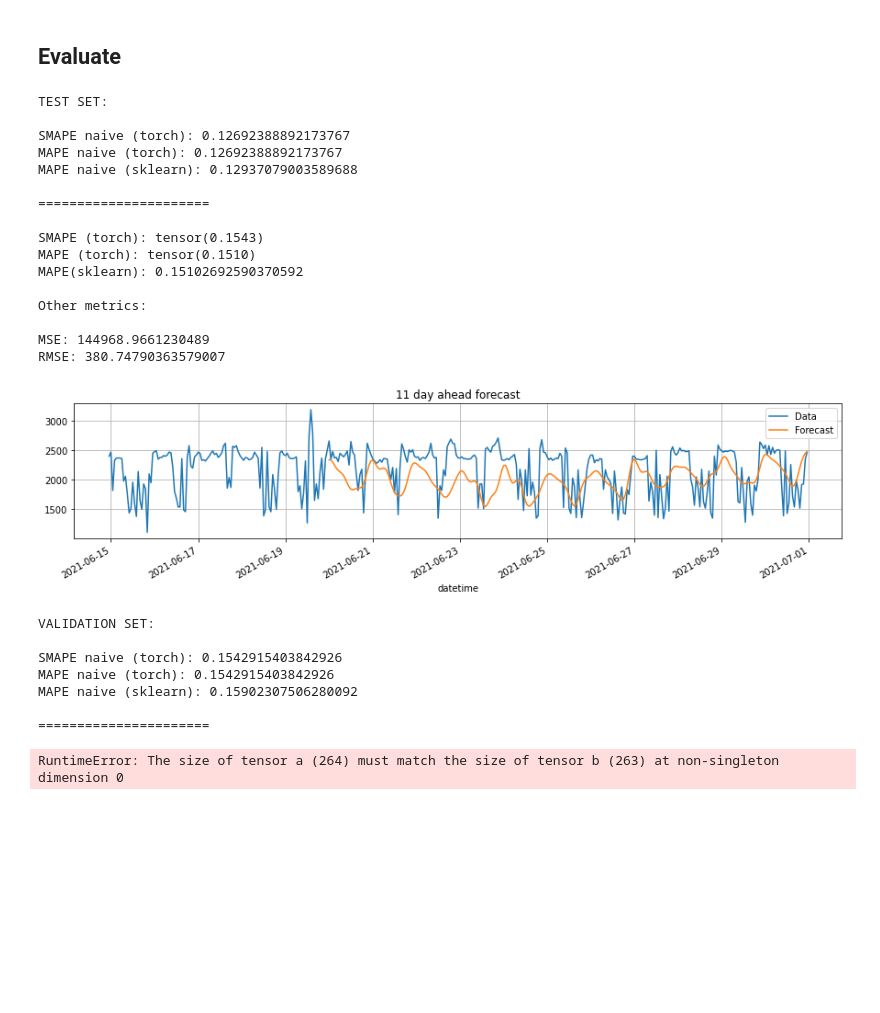
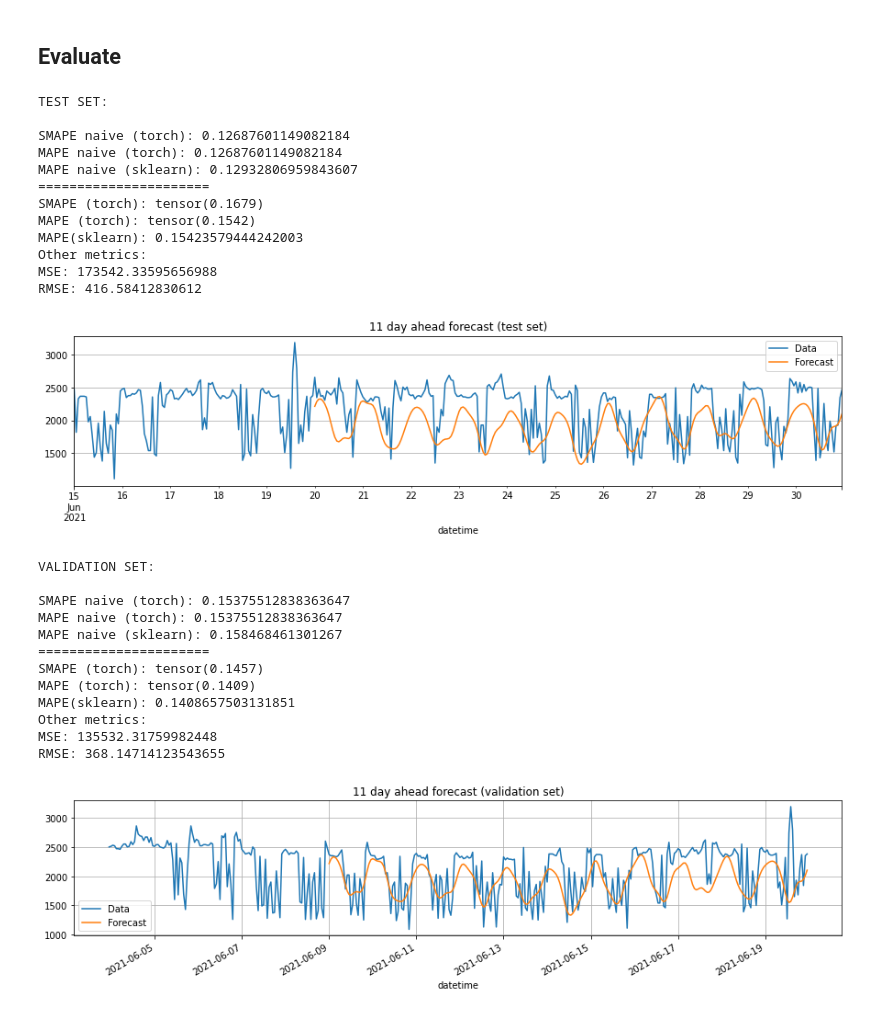
Before and after one commit to I-NERGY/DeepTSF, a Jupyter notebook: pytorch_forecasting.ipynb, the cells around one changed output. Saved outputs shown, nothing was run; the diff lists cells and outputs as text; code cells hidden in the pictures; blank space fills up the shorter version.

```diff
--- a/pytorch_forecasting.ipynb
+++ b/pytorch_forecasting.ipynb
@@ -114,7 +114,7 @@ data.head()
 This the most important parametrisation to be done. Take care here to set variables to be used, lags, encoders and scalers etc... (See [docs](https://pytorch-forecasting.readthedocs.io/en/latest/data.html))
 # %%
 # context / history lengths
-max_context_length = 24*12
+max_context_length = 24*2
 min_context_length = 24
 
 # prediction lengths
@@ -306,78 +307,79 @@ print(best_model_path)
 ## Predict test set
 # %%
 predictions_test = nbeats.predict(test_dataloader).squeeze()
-predictions_val = nbeats.predict(test_dataloader).squeeze()
+predictions_val = nbeats.predict(val_dataloader).squeeze()
 # %% [markdown]
 ## Evaluate
 # %%
 train = train_val_data.iloc[:training_cutoff]["tal"]
-val = train_val_data.iloc[training_cutoff + 1 : validation_cutoff]["tal"]
+val = train_val_data.iloc[training_cutoff + 1 : validation_cutoff + 1]["tal"]
 test = data.iloc[validation_cutoff + 1:]["tal"]
 
+print("\nTEST SET:\n")
 ground_truth_line = pd.concat((val[-5*24:], test))
-
-print("\nTEST SET:\n")
 naive_pred = [val[-1].tolist()] + test[:-1].tolist()
 print(f"SMAPE naive (torch): {SMAPE()(torch.FloatTensor(naive_pred).unsqueeze(1), torch.FloatTensor(test).unsqueeze(1))}")
 print(f"MAPE naive (torch): {SMAPE()(torch.FloatTensor(naive_pred).unsqueeze(1), torch.FloatTensor(test).unsqueeze(1))}")
 print("MAPE naive (sklearn):", mape(test, naive_pred))
 
-print("\n======================\n")
+print("======================")
 print("SMAPE (torch):", SMAPE()(predictions_test.unsqueeze(1), torch.FloatTensor(test).unsqueeze(1)))
 print("MAPE (torch):", MAPE()(predictions_test.unsqueeze(1), torch.FloatTensor(test).unsqueeze(1)))
 print("MAPE(sklearn):", mape(test, predictions_test))
-print("\nOther metrics: \n")
+print("Other metrics:")
 print("MSE:", mse(test, predictions_test))
 print("RMSE:", np.sqrt(mse(test, predictions_test)))
 
 plt.figure()
 plot = ground_truth_line.plot(figsize=(15, 3), label='Data', legend=True, title=f"{days_ahead} day ahead forecast (test set)")
 pd.Series(predictions_test.numpy(), index=test.index).plot(label='Forecast', legend=True)
 plot.grid()
 plt.show()
 
 print("\nVALIDATION SET:\n")
+ground_truth_line = pd.concat((train[-5*24:], val))
 naive_pred = [train[-1].tolist()] + val[:-1].tolist()
 print(f"SMAPE naive (torch): {SMAPE()(torch.FloatTensor(naive_pred).unsqueeze(1), torch.FloatTensor(val).unsqueeze(1))}")
 print(f"MAPE naive (torch): {SMAPE()(torch.FloatTensor(naive_pred).unsqueeze(1), torch.FloatTensor(val).unsqueeze(1))}")
 print("MAPE naive (sklearn):", mape(val, naive_pred))
 
-print("\n======================\n")
+print("======================")
 print("SMAPE (torch):", SMAPE()(predictions_val.unsqueeze(1), torch.FloatTensor(val).unsqueeze(1)))
 print("MAPE (torch):", MAPE()(predictions_val.unsqueeze(1), torch.FloatTensor(val).unsqueeze(1)))
 print("MAPE(sklearn):", mape(val, predictions_val))
-print("\nOther metrics: \n")
+print("Other metrics:")
 print("MSE:", mse(val, predictions_val))
 print("RMSE:", np.sqrt(mse(val, predictions_val)))
 
 plt.figure()
 plot = ground_truth_line.plot(figsize=(15, 3), label='Data', legend=True, title=f"{days_ahead} day ahead forecast (validation set)")
 pd.Series(predictions_val.numpy(), index=val.index).plot(label='Forecast', legend=True)
 plot.grid()
 plt.show()
 # %% [output]
 TEST SET:
 
-SMAPE naive (torch): 0.12692388892173767
-MAPE naive (torch): 0.12692388892173767
-MAPE naive (sklearn): 0.12937079003589688
-
+SMAPE naive (torch): 0.12687601149082184
+MAPE naive (torch): 0.12687601149082184
+MAPE naive (sklearn): 0.12932806959843607
 ======================
-
-SMAPE (torch): tensor(0.1543)
-MAPE (torch): tensor(0.1510)
-MAPE(sklearn): 0.15102692590370592
-
+SMAPE (torch): tensor(0.1679)
+MAPE (torch): tensor(0.1542)
+MAPE(sklearn): 0.15423579444242003
 Other metrics:
-
-MSE: 144968.9661230489
-RMSE: 380.74790363579007
+MSE: 173542.33595656988
+RMSE: 416.58412830612
-[figure, old version]
+[figure, new version]
 VALIDATION SET:
 
-SMAPE naive (torch): 0.1542915403842926
-MAPE naive (torch): 0.1542915403842926
-MAPE naive (sklearn): 0.15902307506280092
-
+SMAPE naive (torch): 0.15375512838363647
+MAPE naive (torch): 0.15375512838363647
+MAPE naive (sklearn): 0.158468461301267
 ======================
+SMAPE (torch): tensor(0.1457)
+MAPE (torch): tensor(0.1409)
+MAPE(sklearn): 0.1408657503131851
+Other metrics:
+MSE: 135532.31759982448
+RMSE: 368.14714123543655
-RuntimeError: The size of tensor a (264) must match the size of tensor b (263) at non-singleton dimension 0
+[figure, added]
```
Also changed, not shown: parts of 3 cells of this notebook, 2 other files.
